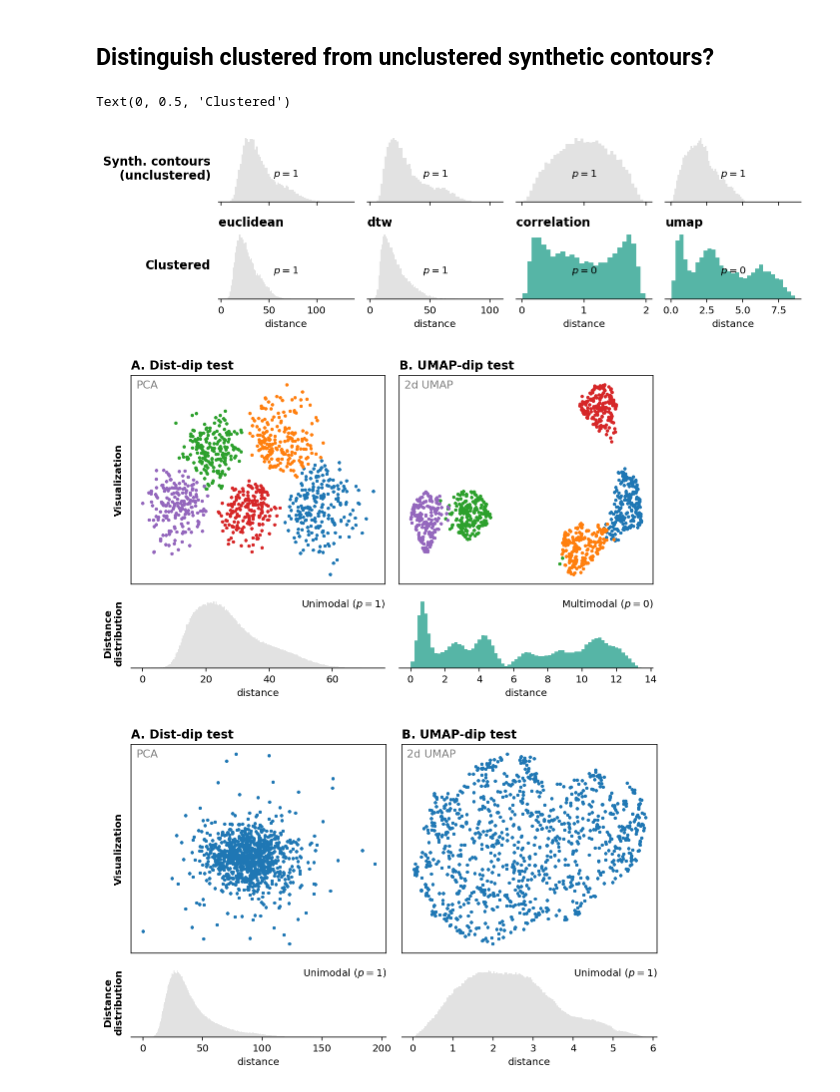
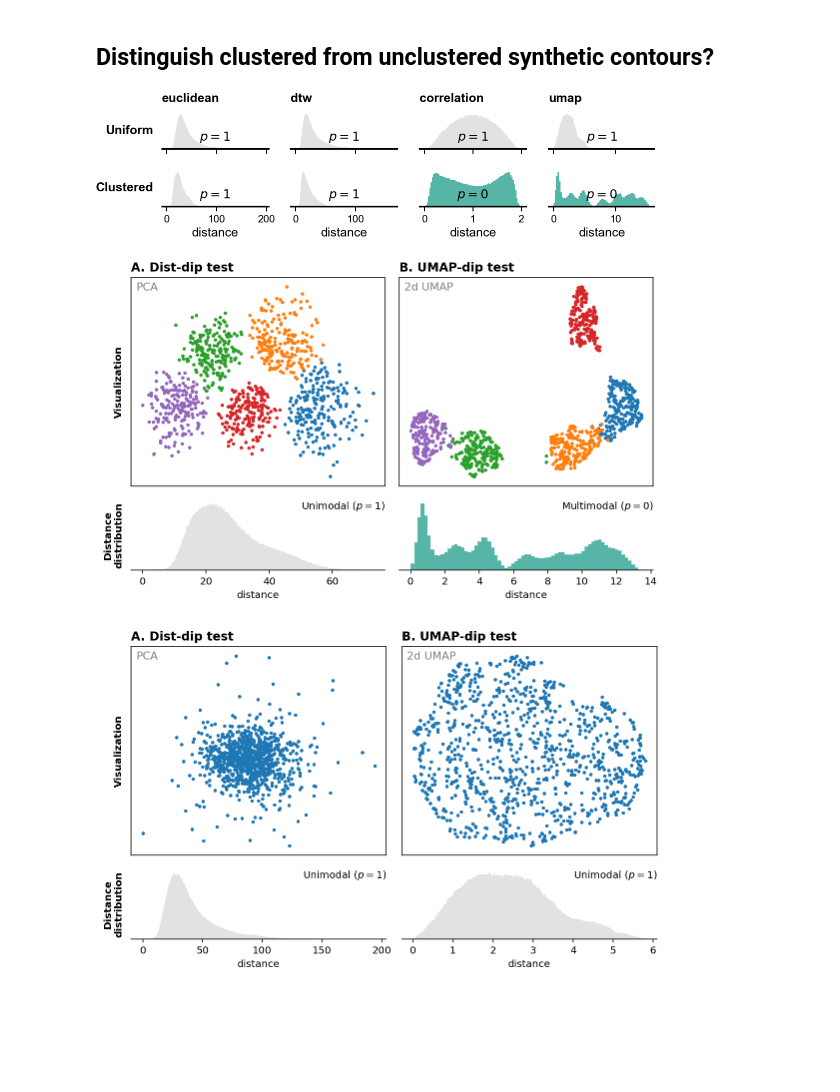
Before and after one commit to bacor/shapes-of-music, a Jupyter notebook: clean_notebooks/Dist-dip test.ipynb, the cells around one changed output. Cells and saved outputs as stored; diff of their text form; code cells hidden in the pictures; blank space fills up the shorter version.

```diff
--- a/clean_notebooks/Dist-dip test.ipynb
+++ b/clean_notebooks/Dist-dip test.ipynb
@@ -23,6 +23,7 @@ from src.representations import contour_array
 from src.preprocess.synthesize import MarkovSynthesizer, subsample_clustered_contours
 from helpers import cm2inch, title, format_pval, get_pval_cmap
 from matplotlib.colors import LogNorm
+matplotlib.style.use('styles.mplstyle')
 
 import warnings
 warnings.filterwarnings("ignore", category=Warning)
@@ -233,6 +234,7 @@ def compare_dims_metrics(
         representation='pitch_centered',
         dims = [10, 50],
         metrics = ['euclidean', 'chebyshev', 'correlation', 'dtw', 'umap'],
+        limit=1000,
         alpha=0.05,
         axs=None,
         show_titles=True,
@@ -243,13 +245,13 @@ def compare_dims_metrics(
             tight_layout=True, figsize=(len(metrics)*1.75, len(dims) * 1))
 
     for i, dim in enumerate(dims):
-        condition = Condition(dataset, representation, 'eucl', limit=200, dimensionality=dim)
+        condition = Condition(dataset, representation, 'eucl', limit=limit, dimensionality=dim)
 
         for j, metric in enumerate(metrics):
             if metric == 'dtw':
                 distances = squareform(cdist_dtw(condition.contours()))
             elif metric == 'umap':
-                distances = pdist(condition.umap_embeddings(refresh_serialized=True))
+                distances = pdist(condition.umap_embeddings())
             elif metric == 'pca':
                 pca = PCA(n_components=min(10, dim))
                 distances = pdist(pca.fit_transform(condition.contours()))
@@ -262,13 +264,13 @@ def compare_dims_metrics(
             show_distance_distribution(
                 distances, alpha=alpha, ax=ax,
                 uni_fmt='$p={}$', multi_fmt='$p={}$',
-                text_kws=dict(ha='center', xy=(.5, .5))
+                text_kws=dict(ha='center', xy=(.5, .5), fontsize=6)
             )
 
             if i == 0 and show_titles:
                 title(metric, x=0, ha='left', ax=ax)
             if j == 0:
-                ax.set_ylabel(f'dim={dim}', ha='right', va='center', rotation=0, fontsize=12)
+                ax.set_ylabel(f'dim={dim}', ha='right', va='center', rotation=0, fontsize=6)
                 ax.set_yticks([])
             else:
                 ax.set_yticks([])
@@ -278,27 +280,28 @@ def compare_dims_metrics(
 # %%
 dims = [50, ]
 metrics = ['euclidean', 'dtw', 'correlation', 'umap']
 
 fig, axs = plt.subplots(
     len(dims) * 2,
     len(metrics),
     sharex='col', tight_layout=True,
-    figsize=(10, 3)
+    figsize=cm2inch(10, 3)
 )
-compare_dims_metrics('markov', axs=axs[:1, :], dims=dims, metrics=metrics, show_titles=False)
-compare_dims_metrics('clustered', axs=axs[1:, :], dims=dims, metrics=metrics)
-axs[0, 0].set_ylabel('Synth. contours\n(unclustered)', ha='right', fontweight='bold')
+compare_dims_metrics('markov', axs=axs[:1, :], dims=dims, metrics=metrics)
+compare_dims_metrics('clustered', axs=axs[1:, :], dims=dims, metrics=metrics, show_titles=False)
+axs[0, 0].set_ylabel('Uniform', ha='right', fontweight='bold')
 axs[1, 0].set_ylabel('Clustered', ha='right', fontweight='bold')
+
+plt.savefig('../figures/fig-synthetic/dist-diptest-results.pdf')
 # %% [output]
-Text(0, 0.5, 'Clustered')
-[figure, old version]
+[figure, new version]
 # %%
 condition = Condition('clustered', 'pitch_centered', 'eucl', limit=1000, dimensionality=50)
 show_umap_dist_test(condition.contours(), labels=condition.df['label'])
 # %% [output]
-[figure, old version]
+[figure, new version]
 # %%
 condition = Condition('markov', 'pitch_centered', 'eucl', limit=1000, dimensionality=50)
 show_umap_dist_test(condition.contours())
 # %% [output]
-[figure, old version]
+[figure, new version]
```
Also changed, not shown: parts of 1 cell of this notebook, 3 other files.
